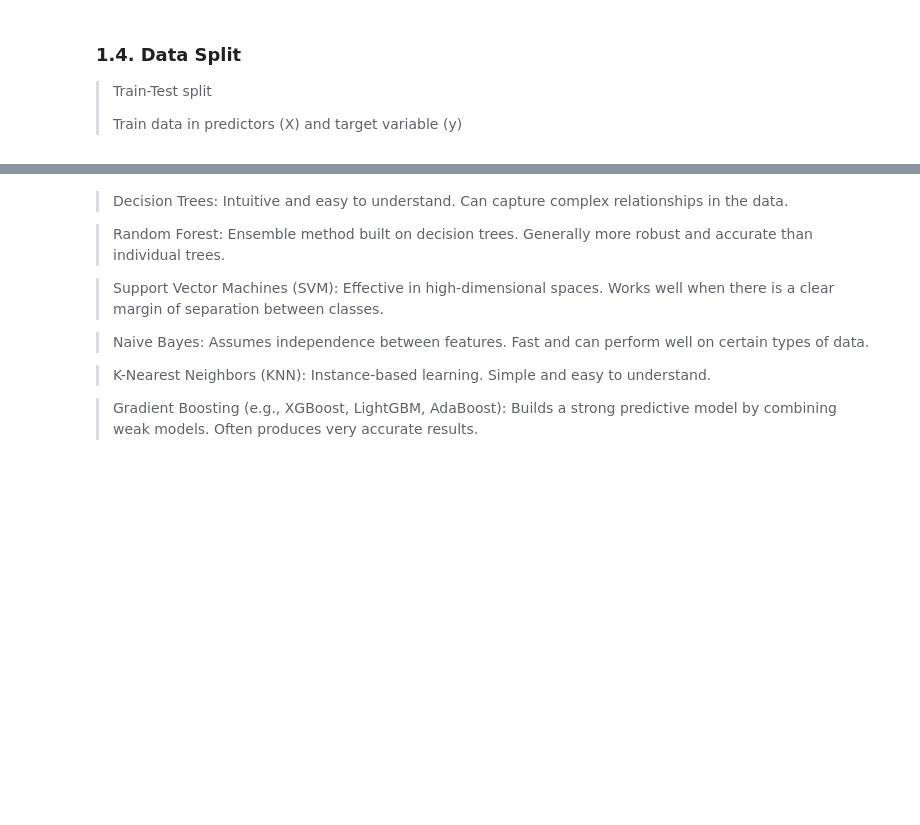
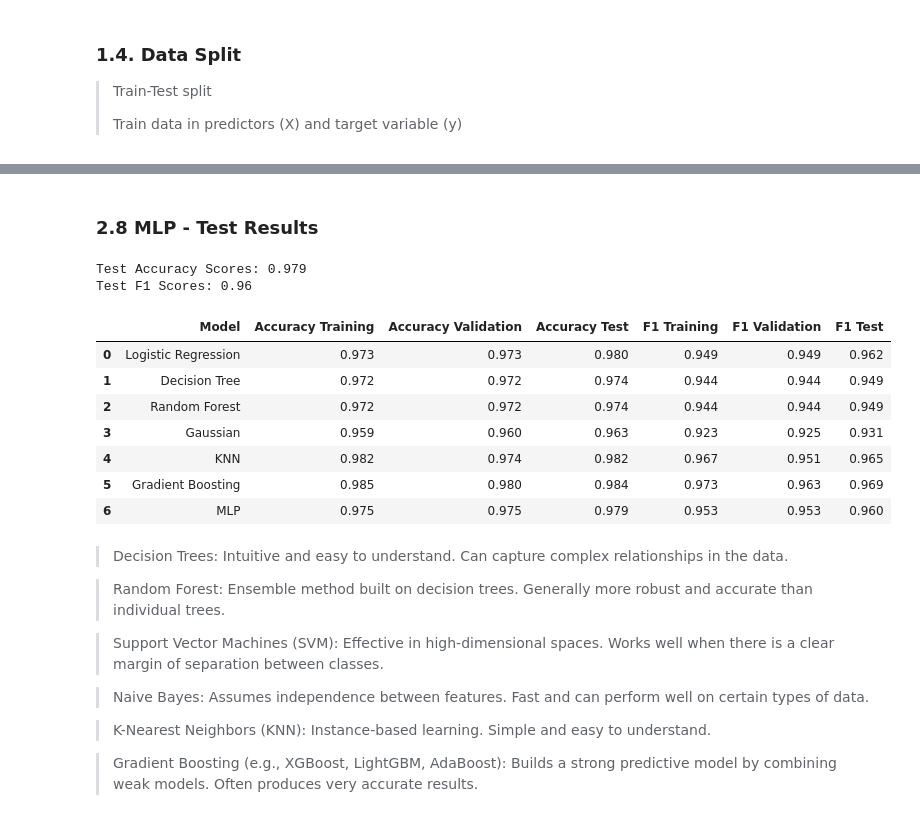
Before and after one commit to sarasustelosantos/bootcamp_group, a Jupyter notebook: 04_modelling.ipynb, the cells around one changed output, grey strips where cells are left out. Saved outputs shown, nothing was run; the diff lists cells and outputs as text; code cells hidden in the pictures; blank space fills up the shorter version.

Commit message:
Basic Predictive Models

```diff
--- a/04_modelling.ipynb
+++ b/04_modelling.ipynb
@@ -104,0 +868,10 @@ Mean Accuracy: 0.81868800003226
+# %%
+gb = {"Model": "Gradient Boosting",
+      "Accuracy Training": round(sum(train_accuracy_scores) / len(train_accuracy_scores),3),
+      "Accuracy Validation": round(sum(val_accuracy_scores) / len(val_accuracy_scores),3),
+      "Accuracy Test": round(accuracy,3),
+      "F1 Training": round(sum(train_f1_scores) / len(train_f1_scores),3),
+      "F1 Validation": round(sum(val_f1_scores) / len(val_f1_scores),3),
+      "F1 Test": round(f1,3)}
+
+models.append(gb)
@@ -105,3 +962,46 @@ Mean Accuracy: 0.81868800003226
+# %% [markdown]
+### 2.8 MLP - Test Results
+# %%
+# Fit Model to total Training Data
+model_MLP.fit(X_train_total, y_train_total)
+
+# Make predictions on the Test set
+y_test_pred = model_MLP.predict(X_test)
+
+# Evaluate the model on the Test set
+accuracy = accuracy_score(y_test, y_test_pred)
+f1 = f1_score(y_test, y_test_pred)
+
+#Print Test Scores
+print(f'Test Accuracy Scores: {round(accuracy,3)}')
+print(f'Test F1 Scores: {round(f1,3)}')
+# %% [output]
+Test Accuracy Scores: 0.979
+Test F1 Scores: 0.96
+# %%
+mlp = {"Model": "MLP",
+      "Accuracy Training": round(sum(train_accuracy_scores) / len(train_accuracy_scores),3),
+      "Accuracy Validation": round(sum(val_accuracy_scores) / len(val_accuracy_scores),3),
+      "Accuracy Test": round(accuracy,3),
+      "F1 Training": round(sum(train_f1_scores) / len(train_f1_scores),3),
+      "F1 Validation": round(sum(val_f1_scores) / len(val_f1_scores),3),
+      "F1 Test": round(f1,3)}
+
+models.append(mlp)
+# %%
+# Coonvert List of Models Metrics to DF
+models_df = pd.DataFrame(models)
+# %%
+models_df
+# %% [output]
+|  | Model | Accuracy Training | Accuracy Validation | Accuracy Test | F1 Training | F1 Validation | F1 Test |
+| 0 | Logistic Regression | 0.973 | 0.973 | 0.980 | 0.949 | 0.949 | 0.962 |
+| 1 | Decision Tree | 0.972 | 0.972 | 0.974 | 0.944 | 0.944 | 0.949 |
+| 2 | Random Forest | 0.972 | 0.972 | 0.974 | 0.944 | 0.944 | 0.949 |
+| 3 | Gaussian | 0.959 | 0.960 | 0.963 | 0.923 | 0.925 | 0.931 |
+| 4 | KNN | 0.982 | 0.974 | 0.982 | 0.967 | 0.951 | 0.965 |
+| 5 | Gradient Boosting | 0.985 | 0.980 | 0.984 | 0.973 | 0.963 | 0.969 |
+| 6 | MLP | 0.975 | 0.975 | 0.979 | 0.953 | 0.953 | 0.960 |
 # %% [markdown]
 > Decision Trees:
 Intuitive and easy to understand.
```
Also changed, not shown: parts of 44 cells of this notebook.
